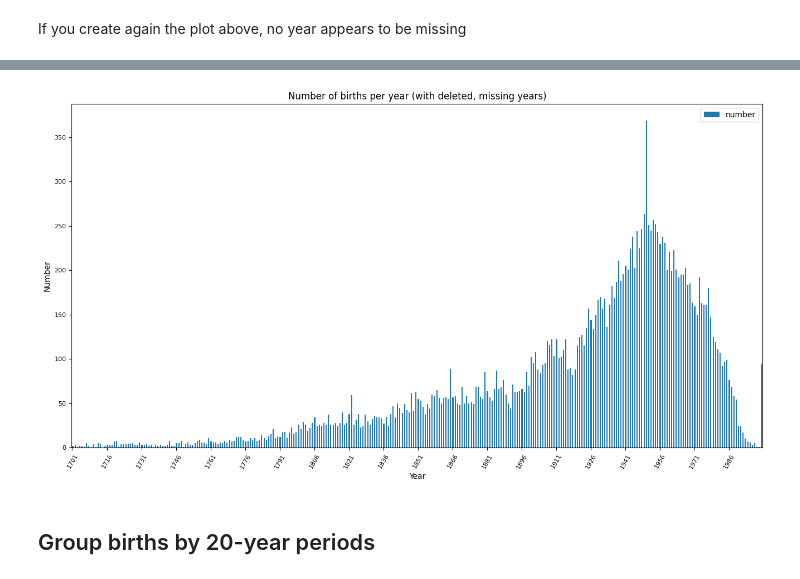
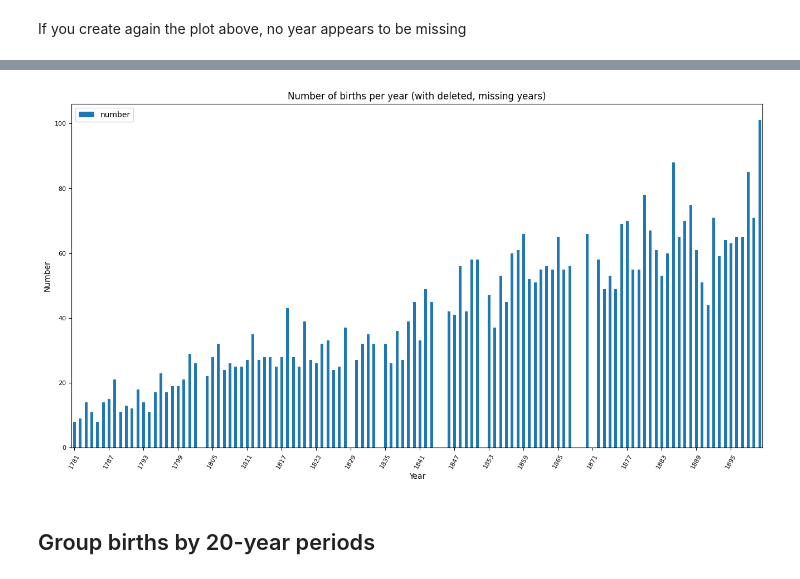
Before and after one commit to EB-Agrippina/LOD-Seminar-FS2026, a Jupyter notebook: Jupyter_Notebooks/da1_distribution_birthYear_gender.ipynb, the cells around one changed output, grey strips where cells are left out. Drawn from its saved outputs; the diff is of its cells as text; code cells hidden in the pictures.

```diff
--- a/Jupyter_Notebooks/da1_distribution_birthYear_gender.ipynb
+++ b/Jupyter_Notebooks/da1_distribution_birthYear_gender.ipynb
@@ -59,3 +70,6 @@ df_p = df_p.rename(columns={'birthDate': 'birthYear'})
+# %%
+### Remove extra column
+df_p = df_p.drop(columns=['gender_uri'])
 # %%
 ### Select the first values of this column
 df_p.birthYear.head()
@@ -75,11 +93,11 @@ Name: birthYear, dtype: int64
 # It is then referenced within the function as a variable
 # and holds the value entered when the function is called
 
-def code_gender(genderLabel):
-    if genderLabel == 'male':
+def code_gender(genLabel):
+    if genLabel == 'male':
         # genre masculin
         a = 'M'
-    elif genderLabel =='female':
+    elif genLabel =='female':
         # genre féminin
         a = 'F'
     else:
@@ -94,3 +112,3 @@ F
 # %%
 ### Add a new column and enter the result of the function in each row
-df_p['genCode'] = df_p.apply(lambda x: code_gender(x['genderLabel']), axis=1)
+df_p['genCode'] = df_p.apply(lambda x: code_gender(x['genLabel']), axis=1)
@@ -177,6 +203,6 @@ print(missing_years)  # Output: [1902, 1904]
 # %%
 ### We randomly delete some years as if there were no births that year
-# years_count = years_count[~years_count['number'].isin([10,20,30, 40, 50])]
+years_count = years_count[~years_count['number'].isin([10,20,30, 40, 50])]
 # %% [markdown]
 If you create again the plot above, no year appears to be missing
 # %%
@@ -210,19 +236,19 @@ merged['number'] = merged[['number']].fillna(0)
 # %%
 ### Représentation graphique des effectifs par année
 
-ax = merged[merged.year < 2001].plot(x='year', y='number', kind='bar',rot=60, fontsize=8, figsize=(16,8))
+ax = merged[merged.year < 1901].plot(x='year', y='number', kind='bar',rot=60, fontsize=8, figsize=(16,8))
 
 
 max_xticks = 20
 xloc = plt.MaxNLocator(max_xticks)
 ax.xaxis.set_major_locator(xloc)
 
 plt.ylabel('Number')
 plt.xlabel('Year')
 plt.title('Number of births per year (with deleted, missing years)')
 plt.show()
 # %% [output]
-[figure, old version]
+[figure, new version]
 # %% [markdown]
 ## Group births by 20-year periods
 # %%
```
Also changed, not shown: parts of 51 cells of this notebook.
